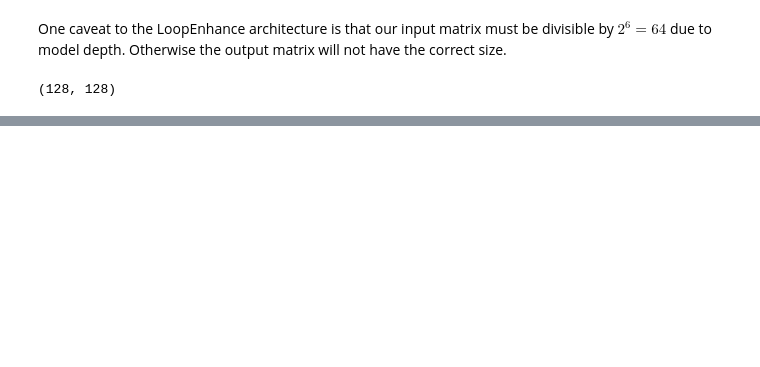
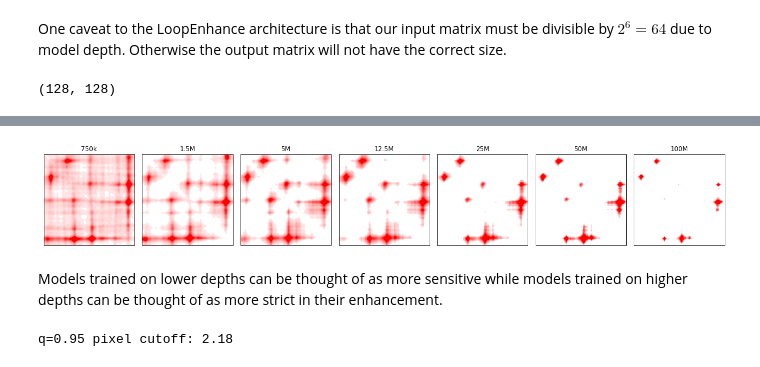
Before and after one commit to JinLabBioinfo/DeepLoop, a Jupyter notebook: examples/walkthrough_prediction.ipynb, the cells around one changed output, grey strips where cells are left out. Cells and saved outputs as stored; diff of their text form; code cells hidden in the pictures; blank space fills up the shorter version.

```diff
--- a/examples/walkthrough_prediction.ipynb
+++ b/examples/walkthrough_prediction.ipynb
@@ -394,0 +356,40 @@ plt.show()
+# %%
+import tensorflow as tf
+
+# repeatedly loading new models and calling their predict function causes retracing warnings
+# here we suppress them but you should avoid doing this if you need more than a few predictions
+tf.compat.v1.logging.set_verbosity(tf.compat.v1.logging.ERROR)
+
+model_dir = '../DeepLoop_models/CPGZ_trained'
+model_depths = ['750k', '1.5M', '5M', '12.5M', '25M', '50M', '100M']
+
+fig, axs = plt.subplots(1, len(model_depths), figsize=(18, 3))
+
+for i, depth in enumerate(model_depths):
+    json_file = os.path.join(model_dir, depth + '.json')
+    h5_file = os.path.join(model_dir, depth + '.h5')
+
+    with open(json_file, 'r') as f:
+        model = model_from_json(f.read())  # load model
+    model.load_weights(h5_file)
+    enhanced_mat = model.predict(add_dims(mat))[0, ..., 0]
+    enhanced_mat = (enhanced_mat + enhanced_mat.T) / 2
+    draw_heatmap(enhanced_mat, 0, ax=axs[i], return_plt_im=True)
+    axs[i].set_xticks([])
+    axs[i].set_yticks([])
+    axs[i].set_title(depth)
+fig.tight_layout()
+plt.show()
+# %% [output]
+[figure, added]
+# %% [markdown]
+Models trained on lower depths can be thought of as more sensitive while models trained on higher depths can be thought of as more strict in their enhancement.
+# %%
+q = 0.95  # quantile loop cutoff
+c = cooler.Cooler('coolers/H9_denoise.cool')
+denoise_pixels = c.pixels().fetch('chr11')
+denoise_loop_min = np.quantile(denoise_pixels['count'], q=q)
+denoise_pixels = denoise_pixels.loc[denoise_pixels['count'] > 0]
+print('q=%.2f pixel cutoff: %.2f' % (q, denoise_loop_min))
+# %% [output]
+q=0.95 pixel cutoff: 2.18
```
Also changed, not shown: parts of 19 cells of this notebook.
